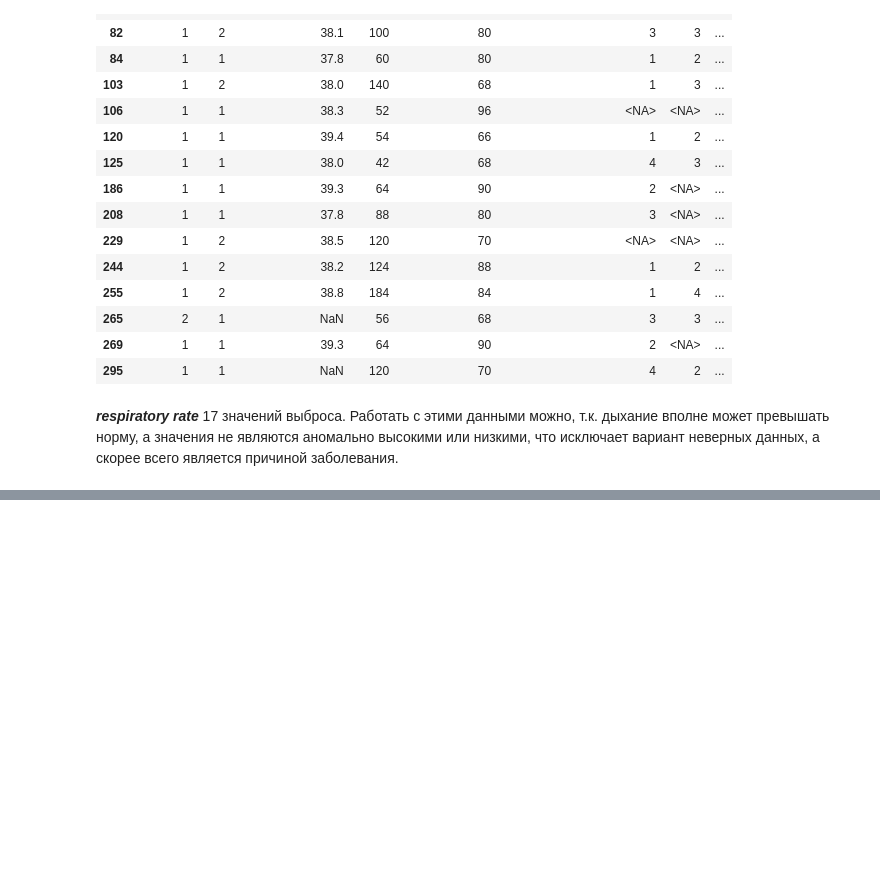
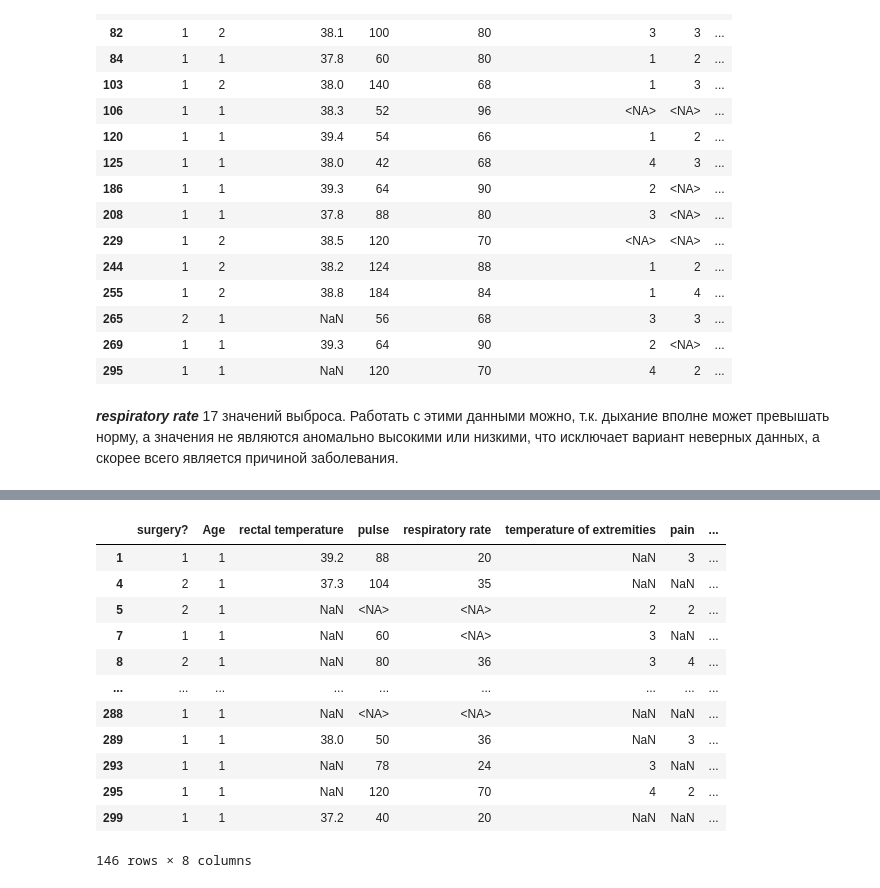
Before and after one commit to ArcherCrayXC30/Netology_Py_HM, a Jupyter notebook: STPY-33/HomeWork1/homework_1.ipynb, the cells around one changed output, grey strips where cells are left out. Cells and saved outputs as stored; diff of their text form; code cells hidden in the pictures; blank space fills up the shorter version.

```diff
--- a/STPY-33/HomeWork1/homework_1.ipynb
+++ b/STPY-33/HomeWork1/homework_1.ipynb
@@ -271,0 +339,16 @@ df[df['respiratory rate'].isna()]
+# %%
+all_nan = df[df.isnull().any(1)]
+# %% [output]
+|  | surgery? | Age | rectal temperature | pulse | respiratory rate | temperature of extremities | pain | ... |
+| 1 | 1 | 1 | 39.2 | 88 | 20 | NaN | 3 | ... |
+| 4 | 2 | 1 | 37.3 | 104 | 35 | NaN | NaN | ... |
+| 5 | 2 | 1 | NaN | <NA> | <NA> | 2 | 2 | ... |
+| 7 | 1 | 1 | NaN | 60 | <NA> | 3 | NaN | ... |
+| 8 | 2 | 1 | NaN | 80 | 36 | 3 | 4 | ... |
+| ... | ... | ... | ... | ... | ... | ... | ... | ... |
+| 288 | 1 | 1 | NaN | <NA> | <NA> | NaN | NaN | ... |
+| 289 | 1 | 1 | 38.0 | 50 | 36 | NaN | 3 | ... |
+| 293 | 1 | 1 | NaN | 78 | 24 | 3 | NaN | ... |
+| 295 | 1 | 1 | NaN | 120 | 70 | 4 | 2 | ... |
+| 299 | 1 | 1 | 37.2 | 40 | 20 | NaN | NaN | ... |
+146 rows × 8 columns
```
Also changed, not shown: parts of 16 cells of this notebook, 1 other file.
